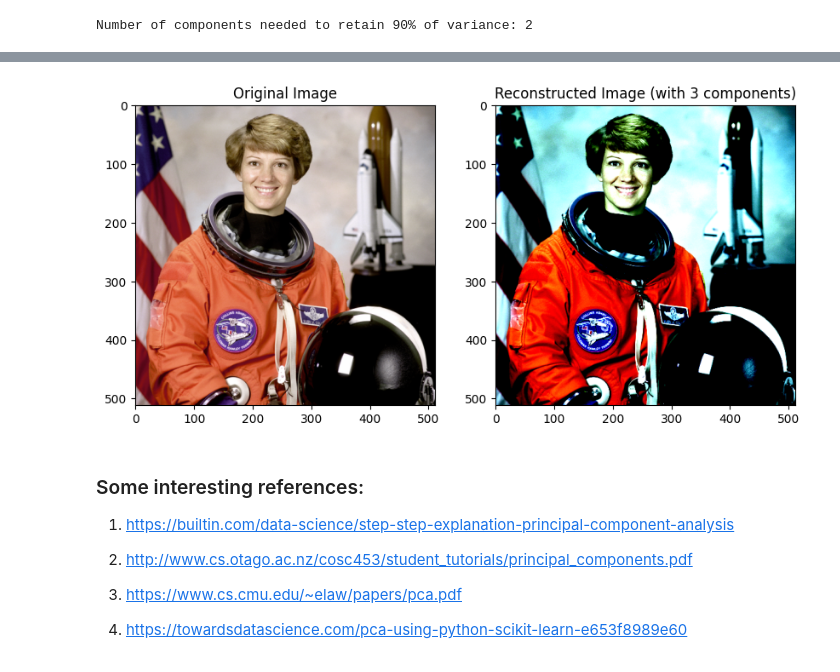
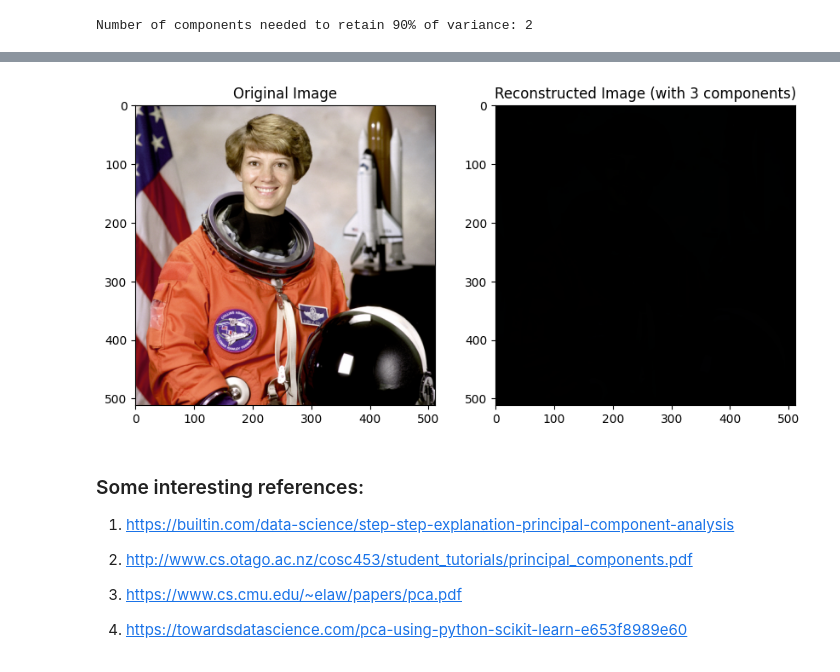
Before and after one commit to AbubakarSiddiqimohammed2005/Another-copy-of-AIML---Module-01-Lab-01-Features.ipynb, a Jupyter notebook: AIML_Module_2_Lab2_Principal_Components_Analysis_(PCA).ipynb, the cells around one changed output, grey strips where cells are left out. Saved outputs shown, nothing was run; the diff lists cells and outputs as text; code cells hidden in the pictures.

```diff
--- a/AIML_Module_2_Lab2_Principal_Components_Analysis_(PCA).ipynb
+++ b/AIML_Module_2_Lab2_Principal_Components_Analysis_(PCA).ipynb
@@ -390,6 +381,12 @@ X_reconstructed = pca.inverse_transform(X_pca)
 # Reshape back to the original image shape
 X_reconstructed = X_reconstructed.reshape(original_shape)
 
+# Clip values to the valid range for RGB images (0-255 for integer images)
+X_reconstructed = np.clip(X_reconstructed, 0, 255)
+
+# Convert to uint8 for proper display
+X_reconstructed = X_reconstructed.astype(np.uint8)
+
 # Plot the original and reconstructed image
 fig, ax = plt.subplots(1, 2, figsize=(10, 5))
 ax[0].imshow(image)
@@ -402,4 +398,4 @@ WARNING:matplotlib.image:Clipping input data to the valid range for imshow with
-[figure, old version]
+[figure, new version]
 # %% [markdown]
 ### Some interesting references:
 
```
Also changed, not shown: parts of 3 cells of this notebook.
